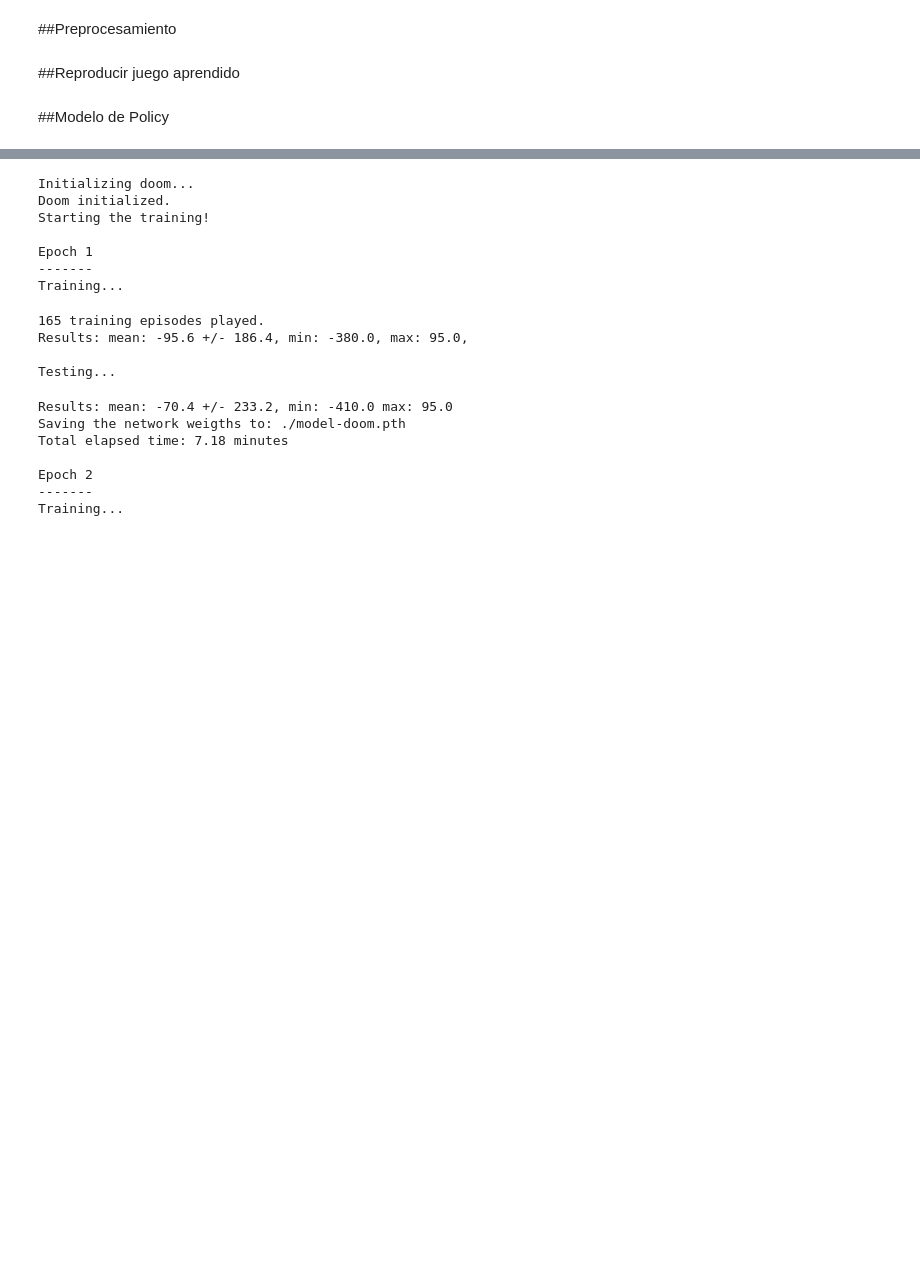
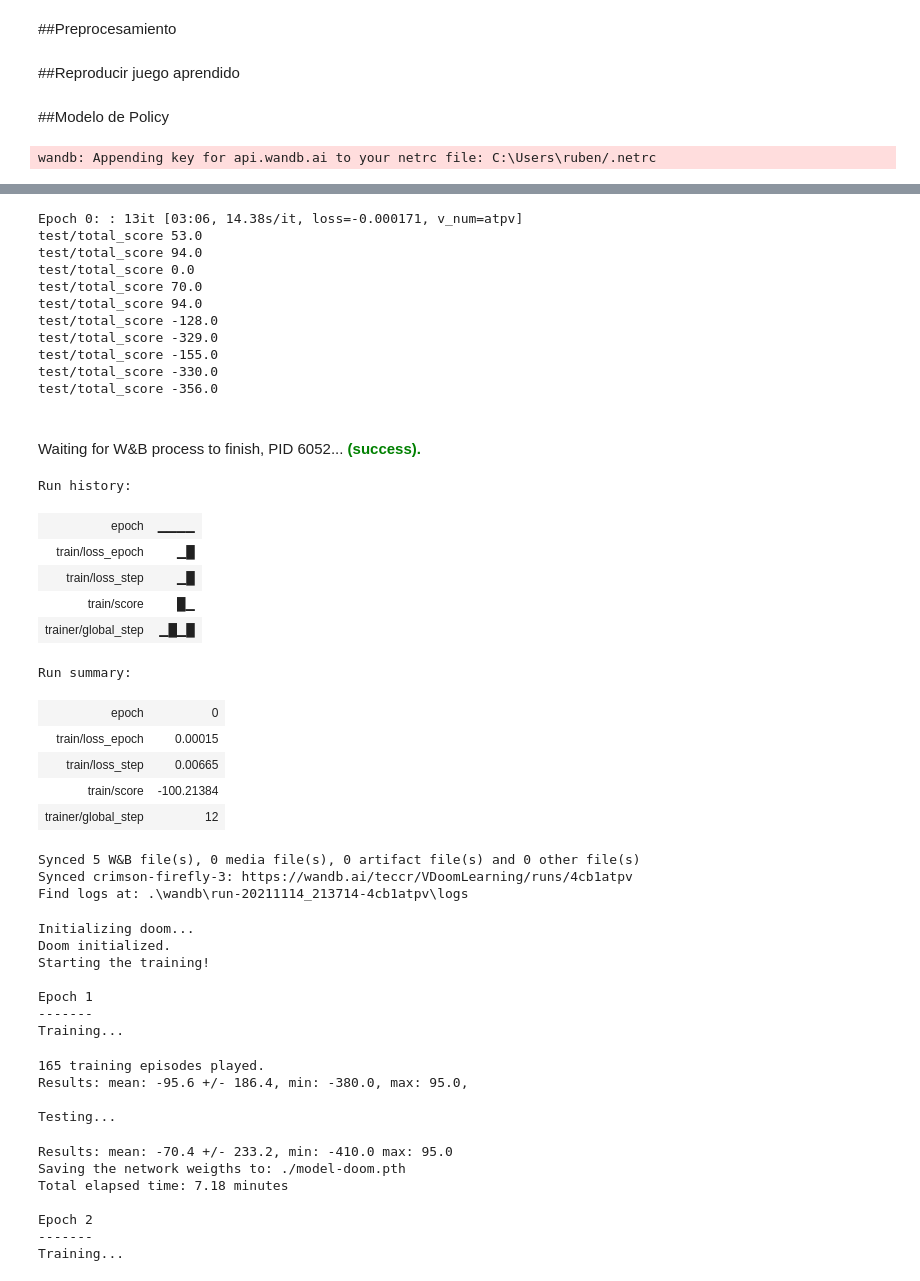
Before and after one commit to nicole239/VDoomLearning, a Jupyter notebook: src/DL_Proyecto_3.ipynb, the cells around one changed output, grey strips where cells are left out. Cells and saved outputs as stored; diff of their text form; code cells hidden in the pictures; blank space fills up the shorter version.

Commit message:
Pytorch Lightning & wandb

```diff
--- a/src/DL_Proyecto_3.ipynb
+++ b/src/DL_Proyecto_3.ipynb
@@ -117,7 +121,7 @@ class RLDataset(IterableDataset):
         self.buffer = buffer
         self.sample_size = sample_size
 
-    def __iter__(self) -> Tuple:
+    def __iter__(self):
         states, actions, rewards, dones, new_states = self.buffer.get_sample(self.sample_size)
         for i in range(len(dones)):
             yield states[i], actions[i], rewards[i], dones[i], new_states[i]
@@ -198,12 +202,12 @@ class PolicyModel(pl.LightningModule):
             if self.game.is_episode_finished():
                 score = self.game.get_total_reward()
                 self.log('train/score', score, on_epoch=True)
-                break
+                self.game.new_episode()
 
     def discount_reward(self,reward):
         R = 0
         rewards_with_discount=[]
-        for r in reward[::-1]:
+        for r in torch.flip(reward, [0]):
             R = r + discount_factor * R
             rewards_with_discount.insert(0,R)
 
@@ -255,16 +259,47 @@ class PolicyModel(pl.LightningModule):
 
         for _ in range(episodes_to_watch):
             self.game.new_episode()
-            while not game.is_episode_finished():
-                state = preprocess(game.get_state().screen_buffer)
+            while not self.game.is_episode_finished():
+                state = preprocess(self.game.get_state().screen_buffer)
                 action = self.get_action(state)
 
                 # Instead of make_action(a, frame_repeat) in order to make the animation smooth
-                self.game.set_action(actions[action])
+                self.game.set_action(self.actions[action])
                 for _ in range(frame_repeat):
                     self.game.advance_action()
 
             # Sleep between episodes
             sleep(1.0)
-            score = game.get_total_reward()
-            self.log("test/total_score", score, on_step=True, on_epoch=True)
+            score = self.game.get_total_reward()
+            print("test/total_score", score)
+
+        torch.save(self.net, model_savefile)
+
+    def train_dataloader(self) -> DataLoader:
+        """Initialize the Replay Buffer dataset used for retrieving experiences"""
+        self.hparams.episode_length = 200
+        self.hparams.batch_size = 16
+        dataset = RLDataset(self.memory, self.hparams.episode_length)
+        dataloader = DataLoader(dataset=dataset,
+                                batch_size=self.hparams.batch_size,
+                                )
+        return dataloader
+# %%
+!wandb login --relogin 70434303a5ed54f05105b62078db2447874ee020
+wandb_logger = WandbLogger(project="VDoomLearning")
+# %% [output]
+wandb: Appending key for api.wandb.ai to your netrc file: C:\Users\ruben/.netrc
+# %%
+trainer = pl.Trainer(
+    logger = wandb_logger,    # W&B integration
+    log_every_n_steps = 10,   # set the logging frequency
+    gpus = 0,                # use all GPUs
+    max_epochs = 1,           # number of epochs
+    deterministic = True,     # keep it deterministic
+    default_root_dir = "./"
+)
+
+model = PolicyModel()
+trainer.fit(model)
+wandb.finish()
+# %% [output]
@@ -271,3 +318,30 @@ class PolicyModel(pl.LightningModule):
+Epoch 0: : 13it [03:06, 14.38s/it, loss=-0.000171, v_num=atpv]
+test/total_score 53.0
+test/total_score 94.0
+test/total_score 0.0
+test/total_score 70.0
+test/total_score 94.0
+test/total_score -128.0
+test/total_score -329.0
+test/total_score -155.0
+test/total_score -330.0
+test/total_score -356.0
+Waiting for W&B process to finish, PID 6052... (success).
+Run history:
+| epoch | ▁▁▁▁ |
+| train/loss_epoch | ▁█ |
+| train/loss_step | ▁█ |
+| train/score | █▁ |
+| trainer/global_step | ▁█▁█ |
+Run summary:
+| epoch | 0 |
+| train/loss_epoch | 0.00015 |
+| train/loss_step | 0.00665 |
+| train/score | -100.21384 |
+| trainer/global_step | 12 |
+Synced 5 W&B file(s), 0 media file(s), 0 artifact file(s) and 0 other file(s)
+Synced crimson-firefly-3: https://wandb.ai/teccr/VDoomLearning/runs/4cb1atpv
+Find logs at: .\wandb\run-20211114_213714-4cb1atpv\logs
 # %%
 def learn(s1, target_q):
     s1 = torch.from_numpy(s1)
```
Also changed, not shown: parts of 4 cells of this notebook, 28 other files.
